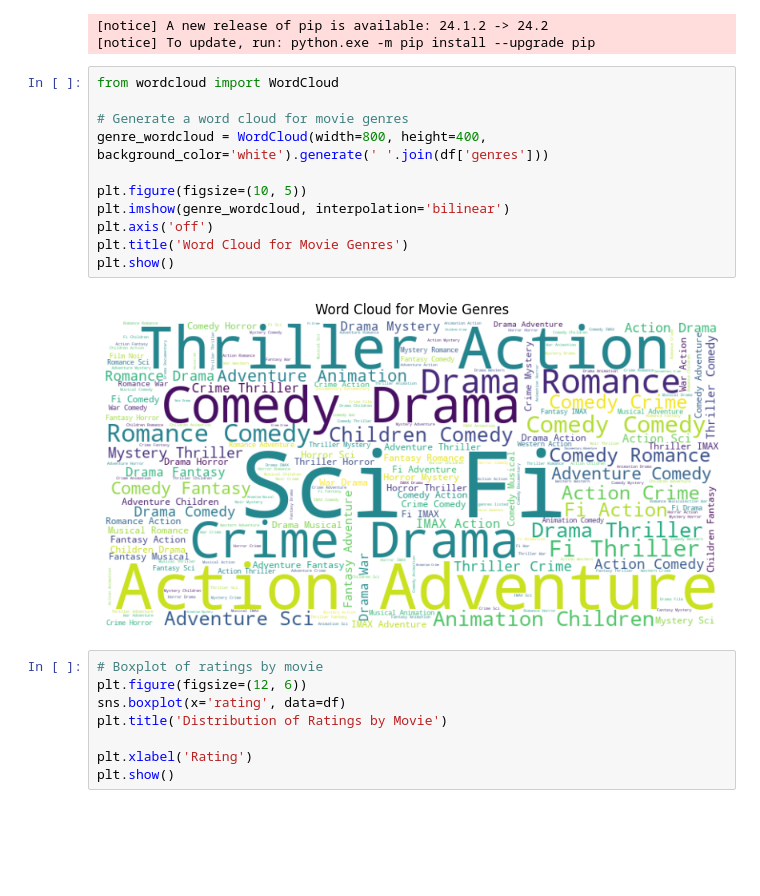
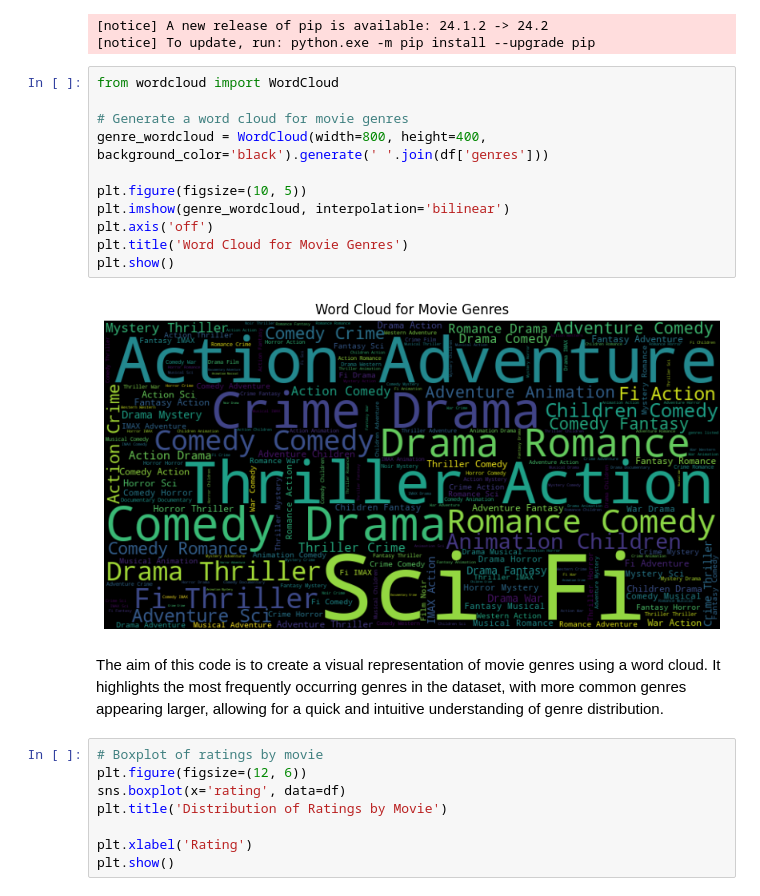
Before and after one commit to Allan-Kipkemei/Movie-Recommendation-System, a Jupyter notebook: mainrecommender.ipynb, the cells around one changed output. Saved outputs shown, nothing was run; the diff lists cells and outputs as text; blank space fills up the shorter version.

```diff
--- a/mainrecommender.ipynb
+++ b/mainrecommender.ipynb
@@ -581,16 +585,18 @@ Requirement already satisfied: six>=1.5 in c:\users\alus\appdata\local\programs\
 # %%
 from wordcloud import WordCloud
 
 # Generate a word cloud for movie genres
-genre_wordcloud = WordCloud(width=800, height=400, background_color='white').generate(' '.join(df['genres']))
+genre_wordcloud = WordCloud(width=800, height=400, background_color='black').generate(' '.join(df['genres']))
 
 plt.figure(figsize=(10, 5))
 plt.imshow(genre_wordcloud, interpolation='bilinear')
 plt.axis('off')
 plt.title('Word Cloud for Movie Genres')
 plt.show()
 # %% [output]
-[figure, old version]
+[figure, new version]
+# %% [markdown]
+The aim of this code is to create a visual representation of movie genres using a word cloud. It highlights the most frequently occurring genres in the dataset, with more common genres appearing larger, allowing for a quick and intuitive understanding of genre distribution.
 # %%
 # Boxplot of ratings by movie
 plt.figure(figsize=(12, 6))
```
Also changed, not shown: parts of 23 cells of this notebook, 4 other files.
